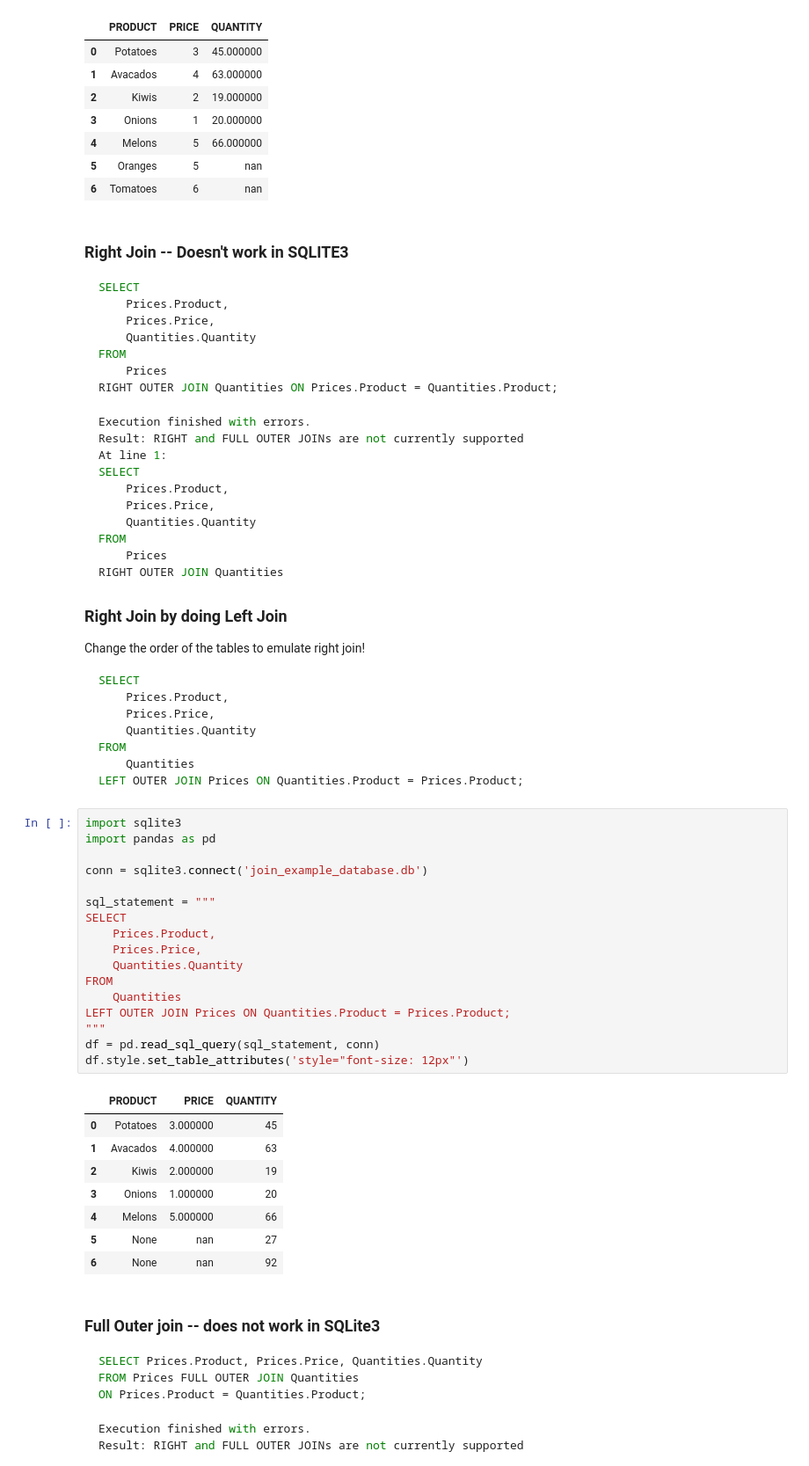
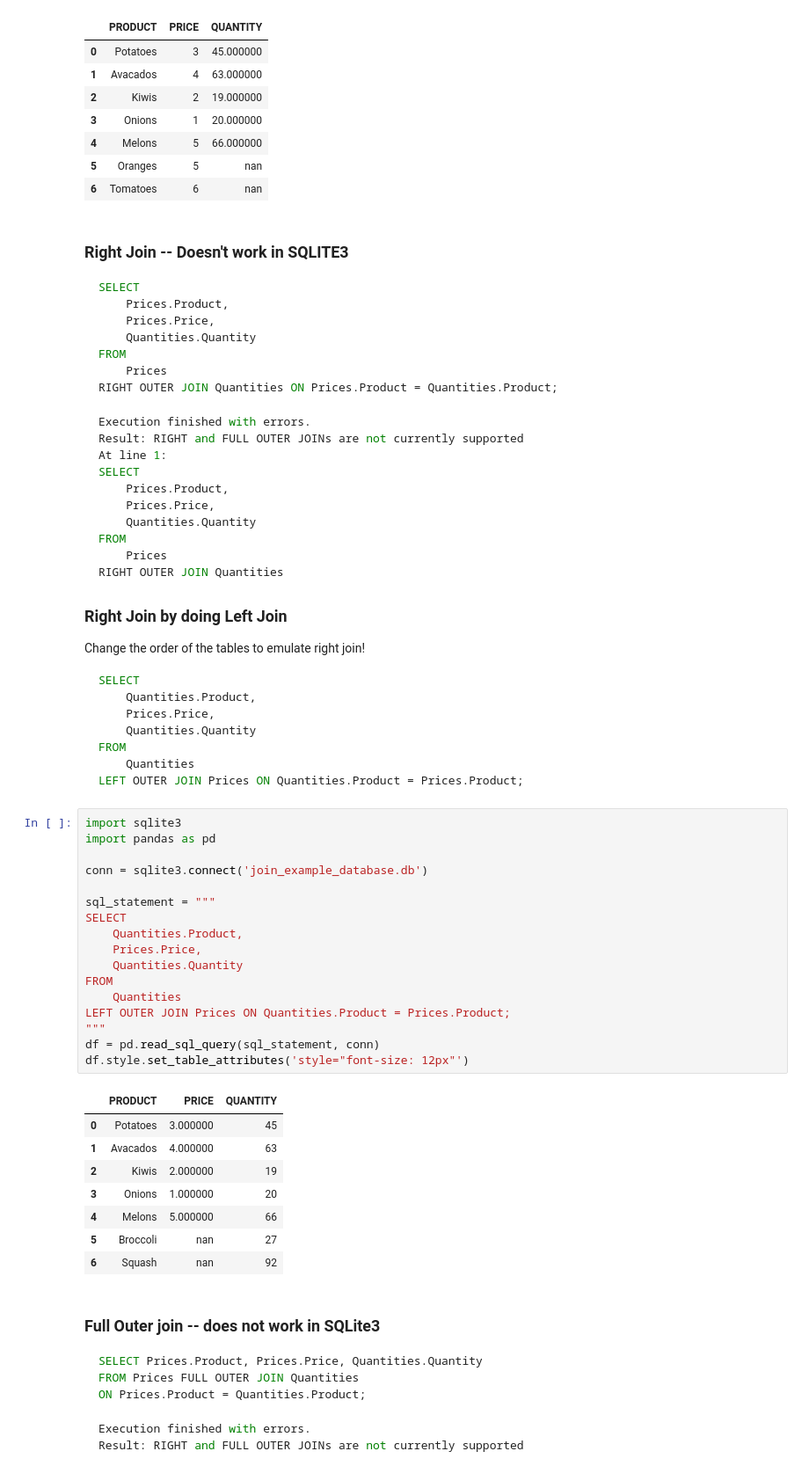
Before and after one commit to mkzia/eas503-notes, a Jupyter notebook: _sources/sql/sql_0_tables.ipynb, the cells around one changed output. Shown: that part at 88% size. Drawn from its saved outputs; the diff is of its cells as text.

````diff
--- a/_sources/sql/sql_0_tables.ipynb
+++ b/_sources/sql/sql_0_tables.ipynb
@@ -655,7 +655,7 @@ Change the order of the tables to emulate right join!
 
 ```SQL
 SELECT
-    Prices.Product,
+    Quantities.Product,
     Prices.Price,
     Quantities.Quantity
 FROM
@@ -665,29 +665,29 @@ LEFT OUTER JOIN Prices ON Quantities.Product = Prices.Product;
 # %%
 import sqlite3
 import pandas as pd
 
 conn = sqlite3.connect('join_example_database.db')
 
 sql_statement = """
 SELECT
-    Prices.Product,
+    Quantities.Product,
     Prices.Price,
     Quantities.Quantity
 FROM
     Quantities
 LEFT OUTER JOIN Prices ON Quantities.Product = Prices.Product;
 """
 df = pd.read_sql_query(sql_statement, conn)
 df.style.set_table_attributes('style="font-size: 12px"')
 # %% [output]
 |  | PRODUCT | PRICE | QUANTITY |
 | 0 | Potatoes | 3.000000 | 45 |
 | 1 | Avacados | 4.000000 | 63 |
 | 2 | Kiwis | 2.000000 | 19 |
 | 3 | Onions | 1.000000 | 20 |
 | 4 | Melons | 5.000000 | 66 |
-| 5 | None | nan | 27 |
-| 6 | None | nan | 92 |
+| 5 | Broccoli | nan | 27 |
+| 6 | Squash | nan | 92 |
 # %% [markdown]
 ### Full Outer join -- does not work in SQLite3
 
````
Also changed, not shown: 13 other files.
